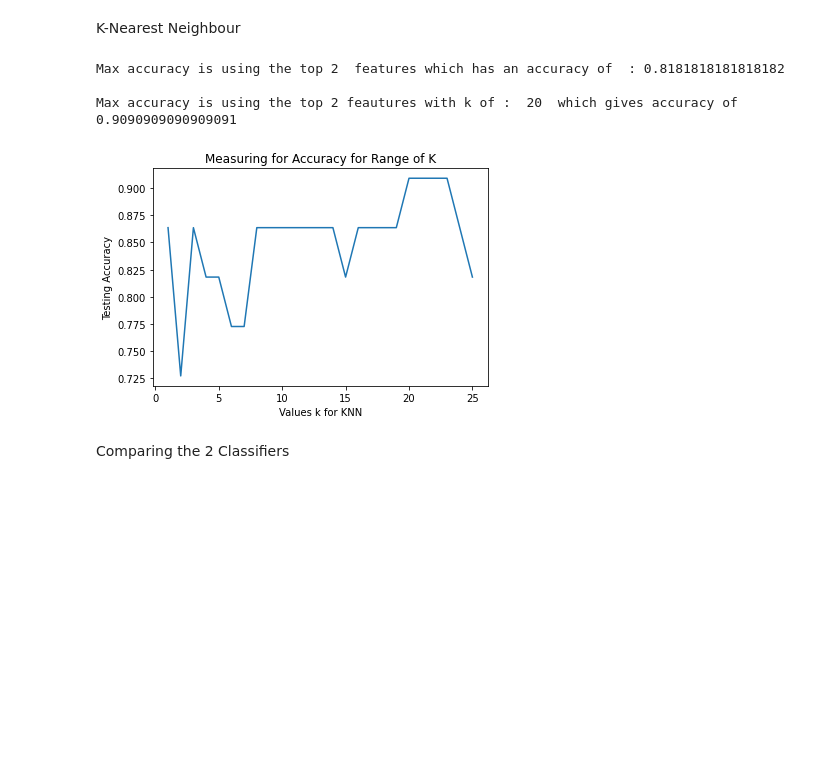
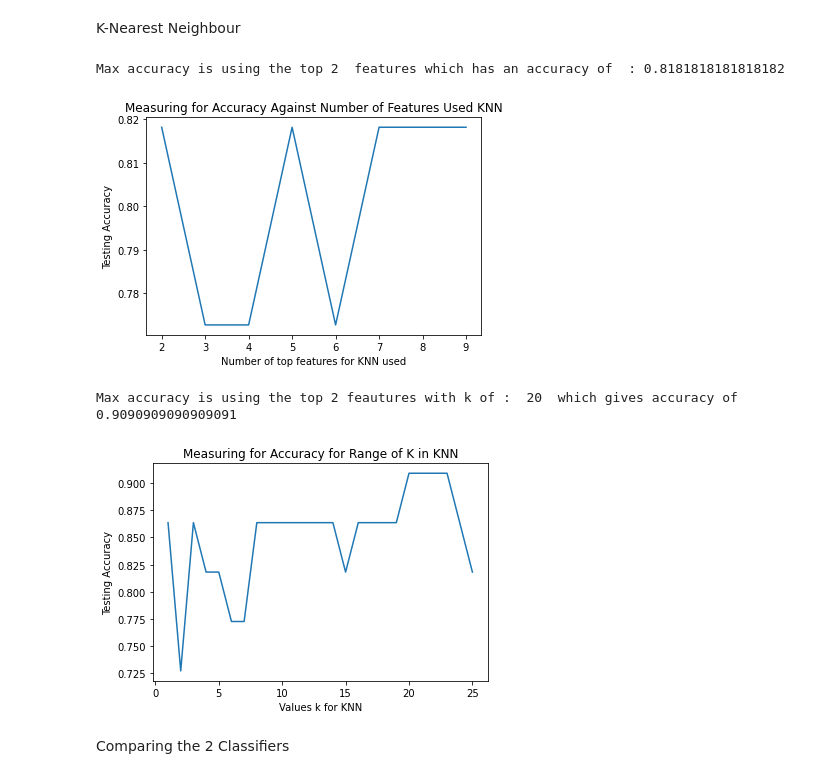
Before and after one commit to claredavies/DataScienceCoursework, a Jupyter notebook: StudentGradePredictionCoursework.ipynb, the cells around one changed output. Saved outputs shown, nothing was run; the diff lists cells and outputs as text; code cells hidden in the pictures; blank space fills up the shorter version.

Commit message:
Able to visualise ideal number of features

```diff
--- a/StudentGradePredictionCoursework.ipynb
+++ b/StudentGradePredictionCoursework.ipynb
@@ -76,8 +76,11 @@ from sklearn import metrics
 
 max_accuracy_random_forrest = 0
 max_index_random_forrest = 0
+scores = {}
+scores_list = []
+range_allowed = range(2,len(std_features_keep.columns))
 
-for x in range(2,len(std_features_keep.columns)):
+for x in range_allowed:
   X = std_features_keep.iloc[:, :x]
   y= std['Grade']
   # Split dataset into training set and test set
@@ -90,11 +93,19 @@ for x in range(2,len(std_features_keep.columns)):
   clf.fit(X_train,y_train)
 
   y_pred=clf.predict(X_test)
-  random_forest_accuracy = metrics.accuracy_score(y_test, y_pred)
-  if(random_forest_accuracy > max_accuracy_random_forrest):
-    max_accuracy_random_forrest = random_forest_accuracy
+  scores[k] = metrics.accuracy_score(y_test, y_pred)
+  scores_list.append(scores[k])
+  if(scores[k] > max_accuracy_random_forrest):
+    max_accuracy_random_forrest = scores[k]
     max_index_random_forrest = x
 
+
+plt.clf()
+plt.plot(range_allowed,scores_list)
+plt.xlabel("Number of top features for Random Forest used")
+plt.ylabel("Testing Accuracy")
+plt.title('Measuring for Accuracy Against Number of Features Used Random Forest')
+plt.show()
   # Model Accuracy, how often is the classifier correct?
 print("Max accuracy is using the top " + str(max_index_random_forrest) + "  features which has an accuracy of  : " + str(max_accuracy_random_forrest))
 # %% [output]
@@ -110,7 +122,11 @@ from sklearn.preprocessing import StandardScaler
 # Choosing number of features
 max_accuracy_knn_features = 0
 max_index_knn_features = 0
-for x in range(2,len(std_features_keep.columns)):
+scores = {}
+scores_list = []
+range_allowed = range(2,len(std_features_keep.columns))
+
+for x in range_allowed:
   X = std_features_keep.iloc[:, :x]
   y= std['Grade']
   # Split dataset into training set and test set
@@ -122,15 +138,24 @@ for x in range(2,len(std_features_keep.columns)):
   knn = KNeighborsClassifier(n_neighbors=k)
   knn.fit(X_train, y_train)
   y_pred = knn.predict(X_test)
-  accuracy = metrics.accuracy_score(y_test, y_pred)
-  if(accuracy > max_accuracy_knn_features):
+  scores[k] = metrics.accuracy_score(y_test, y_pred)
+  scores_list.append(scores[k])
+  if(scores[k] > max_accuracy_knn_features):
     max_index_knn_features = x
-    max_accuracy_knn_features = accuracy
+    max_accuracy_knn_features = scores[k]
 
 print("Max accuracy is using the top " + str(max_index_knn_features) + "  features which has an accuracy of  : " + str(max_accuracy_knn_features))
 
+plt.clf()
+plt.plot(range_allowed,scores_list)
+plt.xlabel("Number of top features for KNN used")
+plt.ylabel("Testing Accuracy")
+plt.title('Measuring for Accuracy Against Number of Features Used KNN')
+plt.show()
+
 # ///////////////////////////////////////////
 # Choosing number for K
+
 X = std_features_keep.iloc[:, :max_index_knn_features]
 # Split dataset into training set and test set
 X_train, X_test, y_train, y_test = train_test_split(X, y, test_size=0.2,random_state=1) # 70% training and 30% test
@@ -141,37 +166,37 @@ scaler.fit(X_train)
 X_train = scaler.transform(X_train)
 X_test = scaler.transform(X_test)
 
 k_range = range(1,26)
 scores = {}
 scores_list = []
 max_score = 0.00
 max_k = 1
 
 for k in k_range:
       knn = KNeighborsClassifier(n_neighbors=k)
       knn.fit(X_train, y_train)
       y_pred = knn.predict(X_test)
       scores[k] = metrics.accuracy_score(y_test, y_pred)
       scores_list.append(scores[k])
       if scores[k] > max_score:
         max_k = k
         max_score = scores[k]
 
 plt.clf()
 plt.plot(k_range,scores_list)
 plt.xlabel("Values k for KNN")
 plt.ylabel("Testing Accuracy")
-plt.title('Measuring for Accuracy for Range of K')
+plt.title('Measuring for Accuracy for Range of K in KNN')
 
 knn_accuracy_score =  max_score
 
 print()# Printing new line
 print("Max accuracy is using the top " + str(max_index_knn_features) + " feautures with k of :  " + str(max_k) + "  which gives accuracy of  " + str(knn_accuracy_score))
 # %% [output]
 Max accuracy is using the top 2  features which has an accuracy of  : 0.8181818181818182
-
-Max accuracy is using the top 2 feautures with k of :  20  which gives accuracy of  0.9090909090909091
-[figure, old version]
+[figure, new version]
+Max accuracy is using the top 2 feautures with k of :  20  which gives accuracy of  0.9090909090909091
+[figure, added]
 # %% [markdown]
 Comparing the 2 Classifiers
 # %%
```
Also changed, not shown: parts of 1 cell of this notebook.
